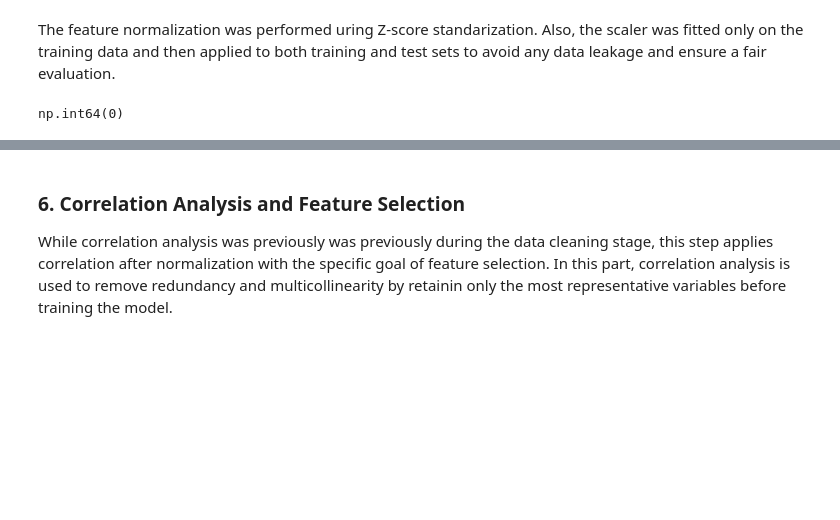
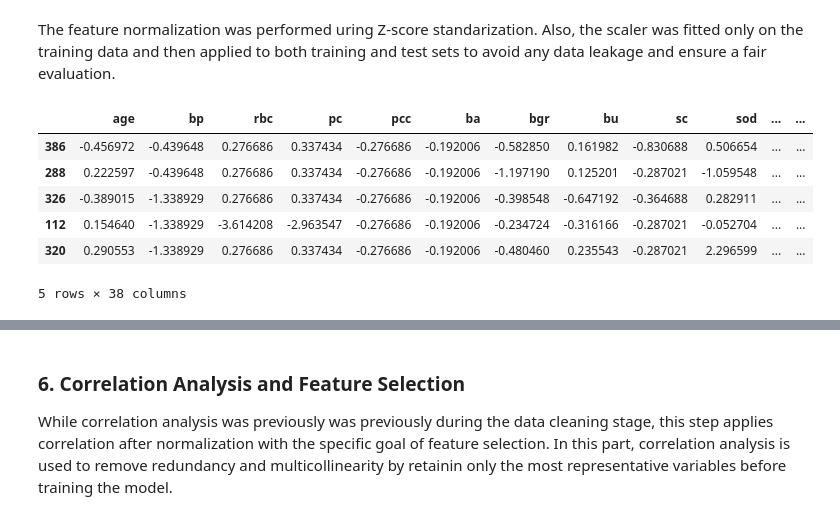
Before and after one commit to harasarahh/chronic-kidney-disease-prediction, a Jupyter notebook: GroupL_finalproject.ipynb, the cells around one changed output, grey strips where cells are left out. Drawn from its saved outputs; the diff is of its cells as text; code cells hidden in the pictures; blank space fills up the shorter version.

```diff
--- a/GroupL_finalproject.ipynb
+++ b/GroupL_finalproject.ipynb
@@ -617,8 +644,13 @@ X_test_scaled = pd.DataFrame(
     columns=X_test.columns,
     index=X_test.index
 )
-# %%
-# Check one last time if the NaN values have disappeared
-X_train_scaled.isna().sum().sum()
-# %% [output]
-np.int64(0)
+# %%
+X_train_scaled.head()
+# %% [output]
+|  | age | bp | rbc | pc | pcc | ba | bgr | bu | sc | sod | ... | ... |
+| 386 | -0.456972 | -0.439648 | 0.276686 | 0.337434 | -0.276686 | -0.192006 | -0.582850 | 0.161982 | -0.830688 | 0.506654 | ... | ... |
+| 288 | 0.222597 | -0.439648 | 0.276686 | 0.337434 | -0.276686 | -0.192006 | -1.197190 | 0.125201 | -0.287021 | -1.059548 | ... | ... |
+| 326 | -0.389015 | -1.338929 | 0.276686 | 0.337434 | -0.276686 | -0.192006 | -0.398548 | -0.647192 | -0.364688 | 0.282911 | ... | ... |
+| 112 | 0.154640 | -1.338929 | -3.614208 | -2.963547 | -0.276686 | -0.192006 | -0.234724 | -0.316166 | -0.287021 | -0.052704 | ... | ... |
+| 320 | 0.290553 | -1.338929 | 0.276686 | 0.337434 | -0.276686 | -0.192006 | -0.480460 | 0.235543 | -0.287021 | 2.296599 | ... | ... |
+5 rows × 38 columns
```
Also changed, not shown: parts of 9 cells of this notebook, 2 other files.
